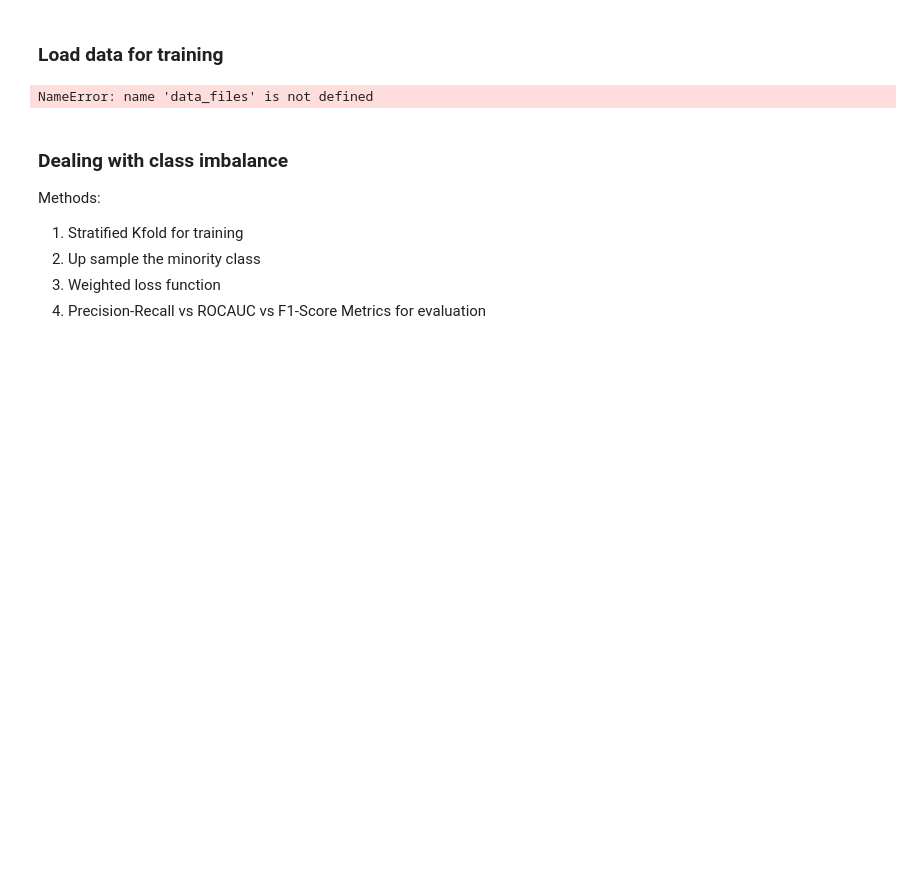
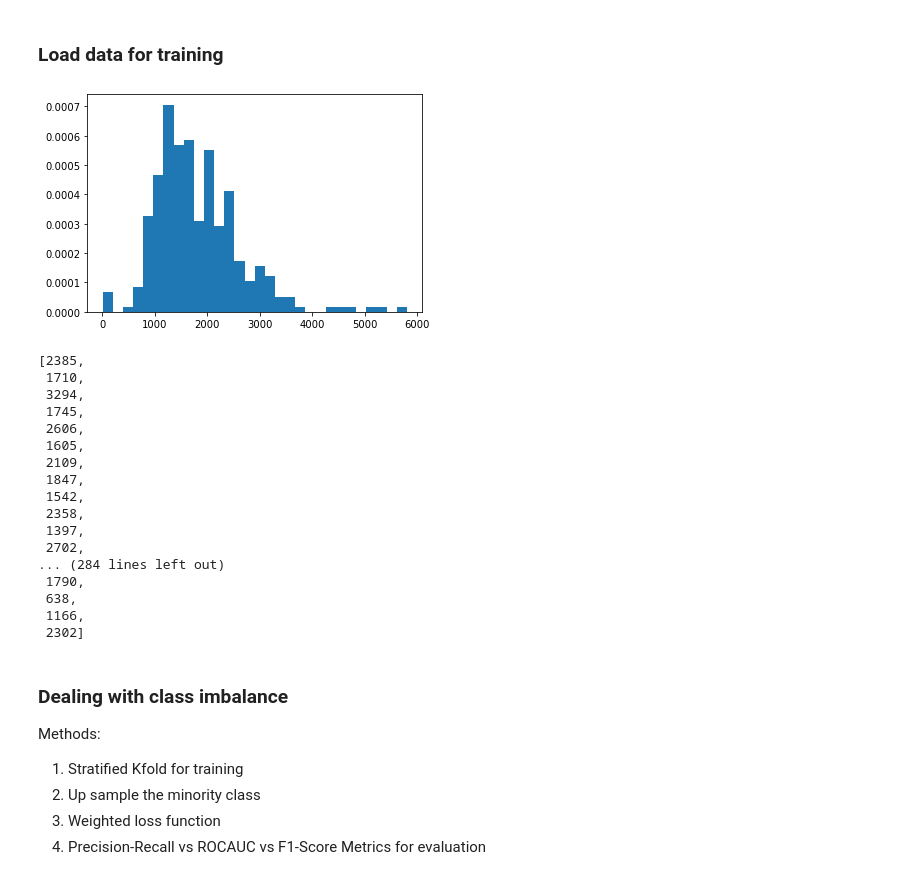
Before and after one commit to rosyvs/DeepGaze, a Jupyter notebook: notebooks/data_loading.ipynb, the cells around one changed output. Drawn from its saved outputs; the diff is of its cells as text; code cells hidden in the pictures; blank space fills up the shorter version.

```diff
--- a/notebooks/data_loading.ipynb
+++ b/notebooks/data_loading.ipynb
@@ -231,10 +231,27 @@ def plot_sequence_length(folderpath,num=300):
     plt.hist(sequence_lens,density=True,bins=30)
     plt.show()
     return sequence_lens
-# %%
-plot_sequence_length(data_files)
-# %% [output]
-NameError: name 'data_files' is not defined
+# %%
+plot_sequence_length((Path(data_folder,"preprocessed/output")))
+# %% [output]
+[figure, added]
+[2385,
+ 1710,
+ 3294,
+ 1745,
+ 2606,
+ 1605,
+ 2109,
+ 1847,
+ 1542,
+ 2358,
+ 1397,
+ 2702,
+... (284 lines left out)
+ 1790,
+ 638,
+ 1166,
+ 2302]
 # %% [markdown]
 ### Dealing with class imbalance
 
```
Also changed, not shown: parts of 26 cells of this notebook, 21 other files.
